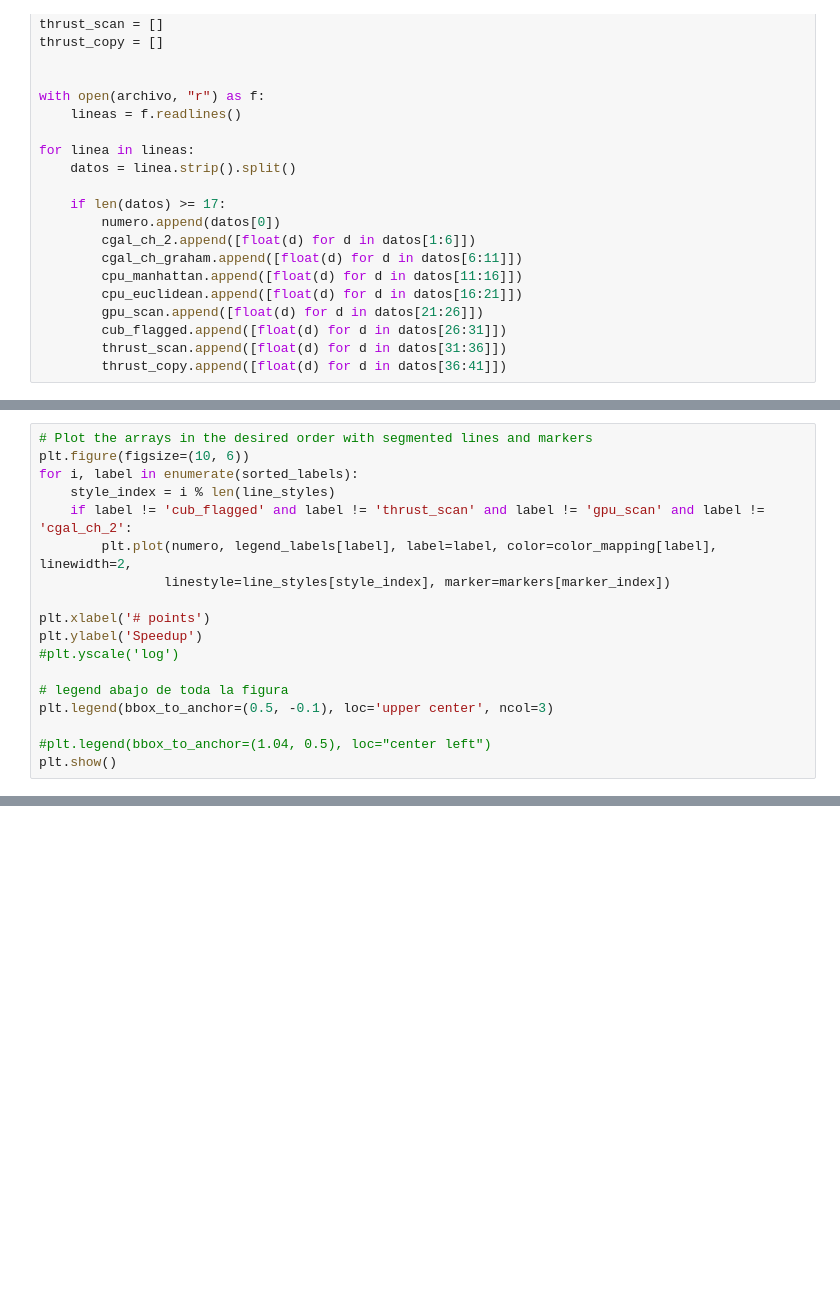
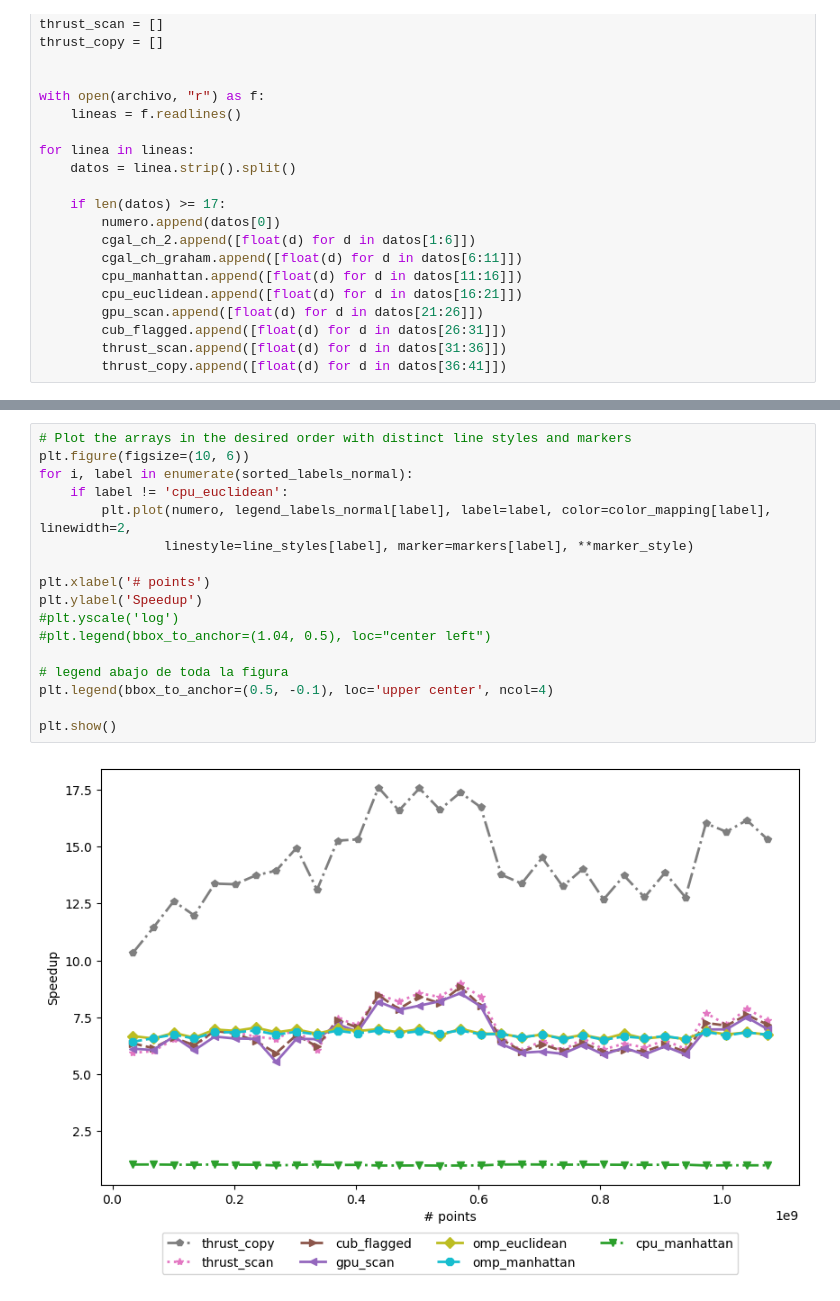
Before and after one commit to rcarrascoc/GPU-2D-Convex_Hull_Filter, a Jupyter notebook: plots/experiments.ipynb, the cells around one changed output, grey strips where cells are left out. Drawn from its saved outputs; the diff is of its cells as text; blank space fills up the shorter version.

```diff
--- a/plots/experiments.ipynb
+++ b/plots/experiments.ipynb
@@ -349,18 +32,0 @@ plt.show()
-# %%
-# Plot the arrays in the desired order with segmented lines and markers
-plt.figure(figsize=(10, 6))
-for i, label in enumerate(sorted_labels):
-    style_index = i % len(line_styles)
-    if label != 'cub_flagged' and label != 'thrust_scan' and label != 'gpu_scan' and label != 'cgal_ch_2':
-        plt.plot(numero, legend_labels[label], label=label, color=color_mapping[label], linewidth=2,
-                linestyle=line_styles[style_index], marker=markers[marker_index])
-
-plt.xlabel('# points')
-plt.ylabel('Speedup')
-#plt.yscale('log')
-
-# legend abajo de toda la figura
-plt.legend(bbox_to_anchor=(0.5, -0.1), loc='upper center', ncol=3)
-
-#plt.legend(bbox_to_anchor=(1.04, 0.5), loc="center left")
-plt.show()
@@ -368,0 +186,19 @@ plt.show()
+# %%
+# Plot the arrays in the desired order with distinct line styles and markers
+plt.figure(figsize=(10, 6))
+for i, label in enumerate(sorted_labels_normal):
+    if label != 'cpu_euclidean':
+        plt.plot(numero, legend_labels_normal[label], label=label, color=color_mapping[label], linewidth=2,
+                linestyle=line_styles[label], marker=markers[label], **marker_style)
+
+plt.xlabel('# points')
+plt.ylabel('Speedup')
+#plt.yscale('log')
+#plt.legend(bbox_to_anchor=(1.04, 0.5), loc="center left")
+
+# legend abajo de toda la figura
+plt.legend(bbox_to_anchor=(0.5, -0.1), loc='upper center', ncol=4)
+
+plt.show()
+# %% [output]
+[figure, added]
```
Also changed, not shown: parts of 41 cells of this notebook, 4 other files.
